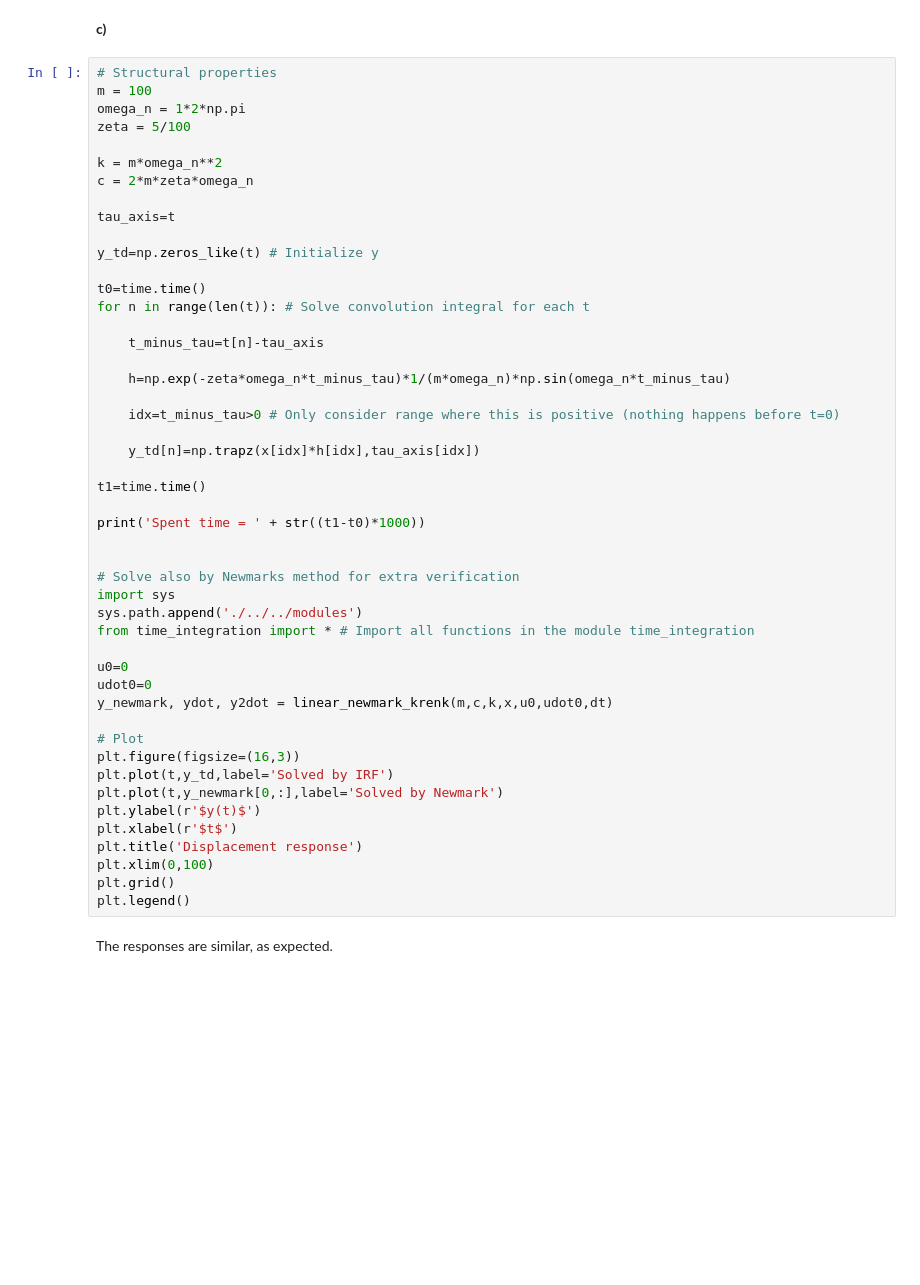
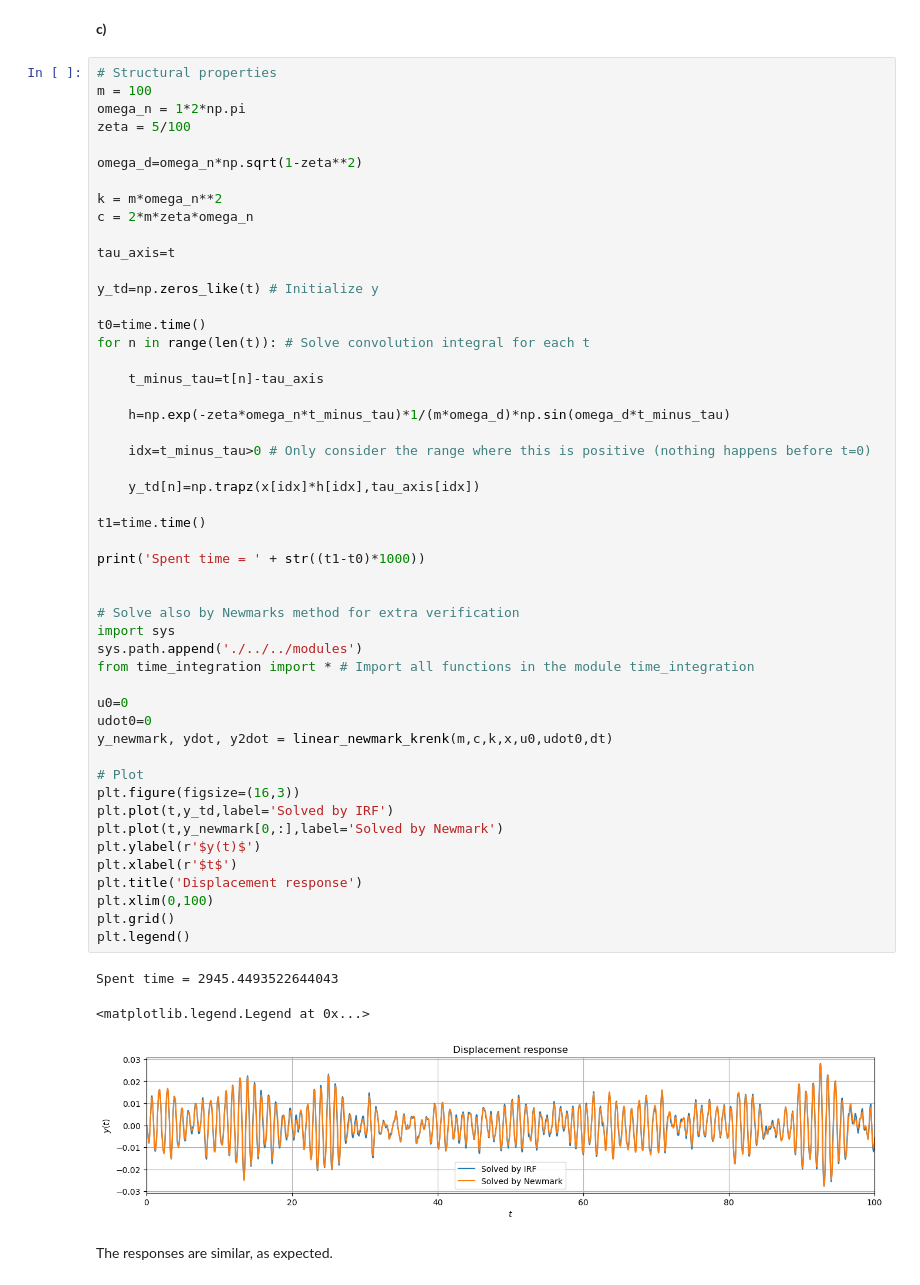
Before and after one commit to oiseth/TKT4108StructuralDynamics2, a Jupyter notebook: python/exercises/exercise5/solution_problem_set_5.ipynb, the cells around one changed output. Cells and saved outputs as stored; diff of their text form; blank space fills up the shorter version.

```diff
--- a/python/exercises/exercise5/solution_problem_set_5.ipynb
+++ b/python/exercises/exercise5/solution_problem_set_5.ipynb
@@ -384,6 +393,8 @@ plt.legend()
 m = 100
 omega_n = 1*2*np.pi
 zeta = 5/100
+
+omega_d=omega_n*np.sqrt(1-zeta**2)
 
 k = m*omega_n**2
 c = 2*m*zeta*omega_n
@@ -397,36 +408,40 @@ for n in range(len(t)): # Solve convolution integral for each t
 
     t_minus_tau=t[n]-tau_axis
 
-    h=np.exp(-zeta*omega_n*t_minus_tau)*1/(m*omega_n)*np.sin(omega_n*t_minus_tau)
+    h=np.exp(-zeta*omega_n*t_minus_tau)*1/(m*omega_d)*np.sin(omega_d*t_minus_tau)
 
-    idx=t_minus_tau>0 # Only consider range where this is positive (nothing happens before t=0)
+    idx=t_minus_tau>0 # Only consider the range where this is positive (nothing happens before t=0)
 
     y_td[n]=np.trapz(x[idx]*h[idx],tau_axis[idx])
 
 t1=time.time()
 
 print('Spent time = ' + str((t1-t0)*1000))
 
 
 # Solve also by Newmarks method for extra verification
 import sys
 sys.path.append('./../../modules')
 from time_integration import * # Import all functions in the module time_integration
 
 u0=0
 udot0=0
 y_newmark, ydot, y2dot = linear_newmark_krenk(m,c,k,x,u0,udot0,dt)
 
 # Plot
 plt.figure(figsize=(16,3))
 plt.plot(t,y_td,label='Solved by IRF')
 plt.plot(t,y_newmark[0,:],label='Solved by Newmark')
 plt.ylabel(r'$y(t)$')
 plt.xlabel(r'$t$')
 plt.title('Displacement response')
 plt.xlim(0,100)
 plt.grid()
 plt.legend()
+# %% [output]
+Spent time = 2945.4493522644043
+<matplotlib.legend.Legend at 0x...>
+[figure, added]
 # %% [markdown]
 The responses are similar, as expected.
 # %% [markdown]
```
Also changed, not shown: parts of 6 cells of this notebook.
